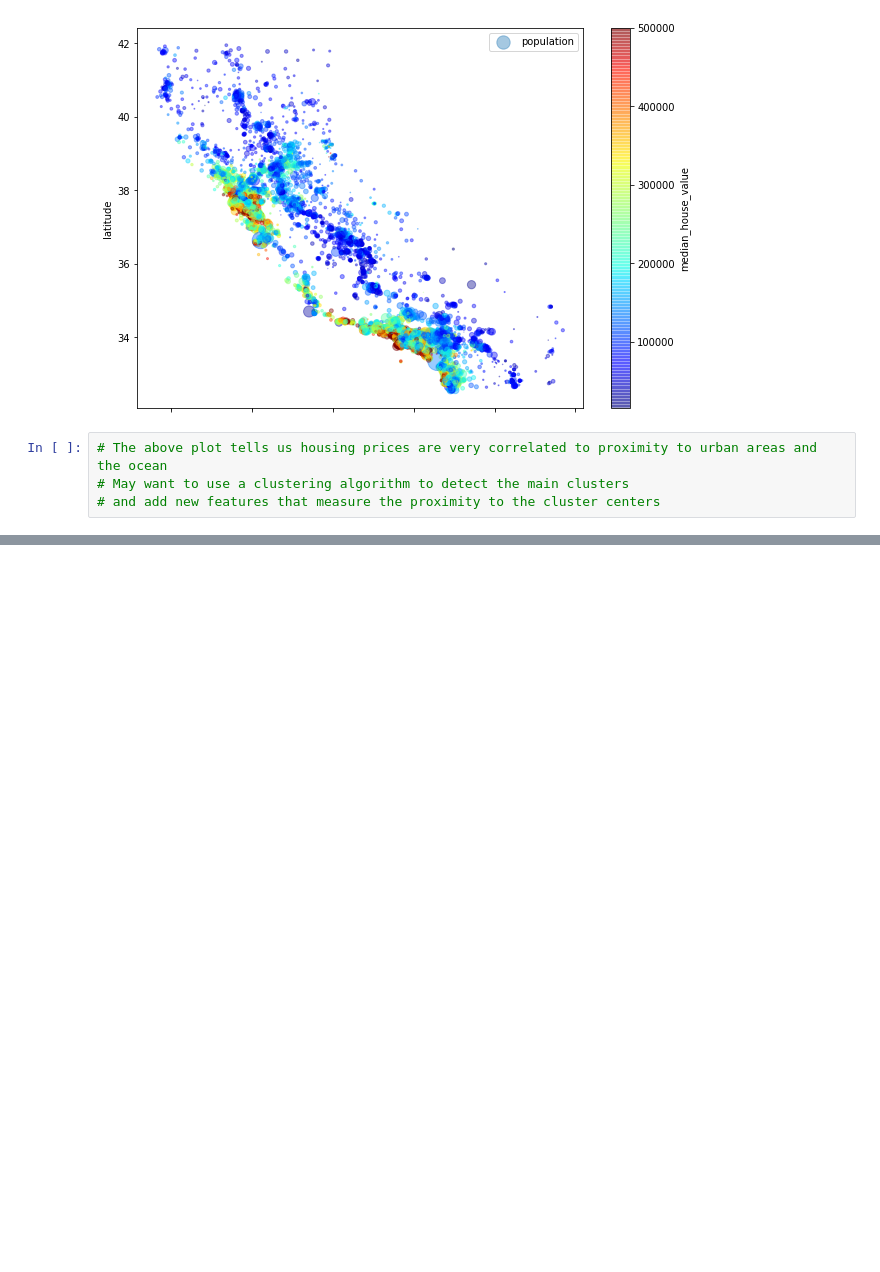
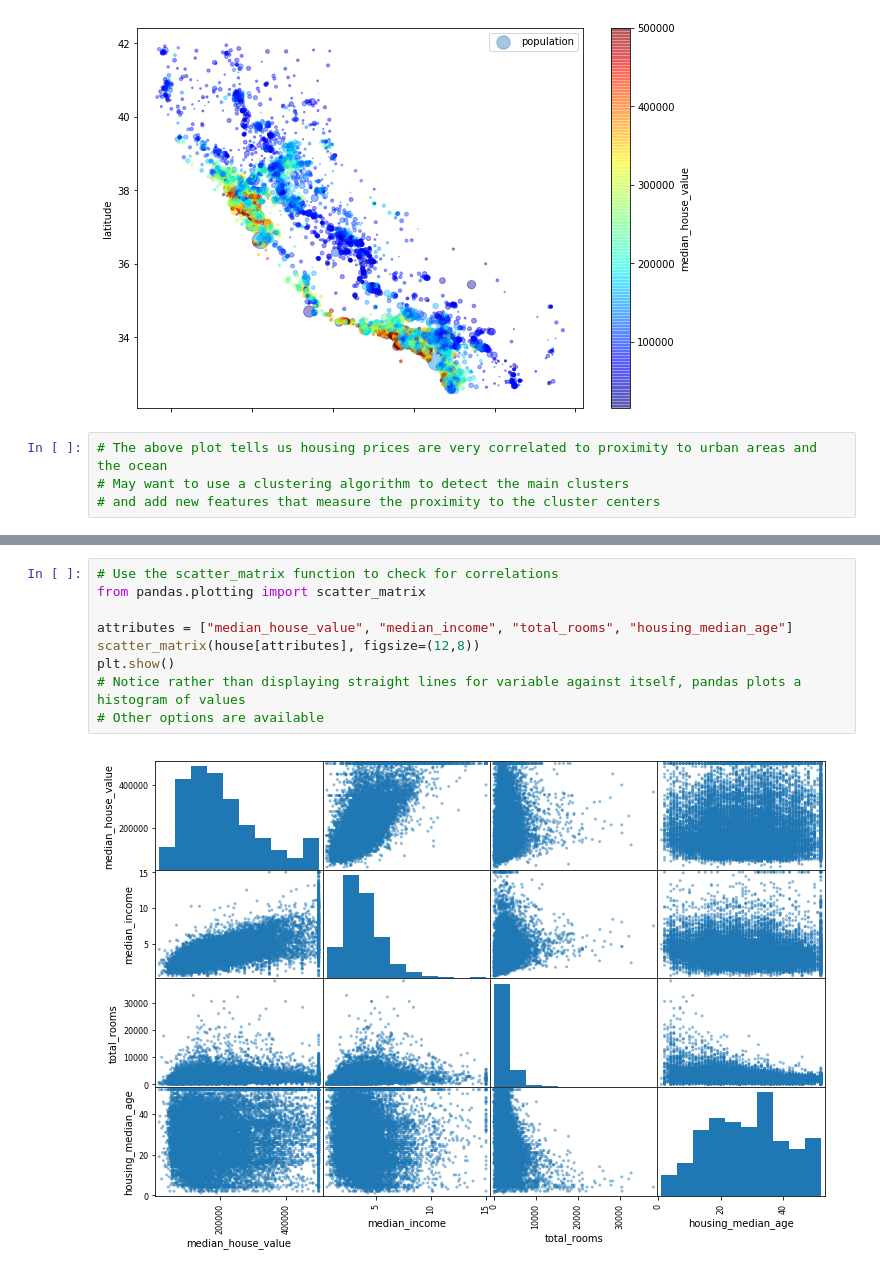
Before and after one commit to jdsullivan51/jds-ml-projects, a Jupyter notebook: Housing.ipynb, the cells around one changed output, grey strips where cells are left out. Drawn from its saved outputs; the diff is of its cells as text; blank space fills up the shorter version.

Commit message:
Plotting correlation matrix

```diff
--- a/Housing.ipynb
+++ b/Housing.ipynb
@@ -164,0 +201,11 @@ plt.legend()
+# %%
+# Use the scatter_matrix function to check for correlations
+from pandas.plotting import scatter_matrix
+
+attributes = ["median_house_value", "median_income", "total_rooms", "housing_median_age"]
+scatter_matrix(house[attributes], figsize=(12,8))
+plt.show()
+# Notice rather than displaying straight lines for variable against itself, pandas plots a histogram of values
+# Other options are available
+# %% [output]
+[figure, added]
```
Also changed, not shown: parts of 4 cells of this notebook.
